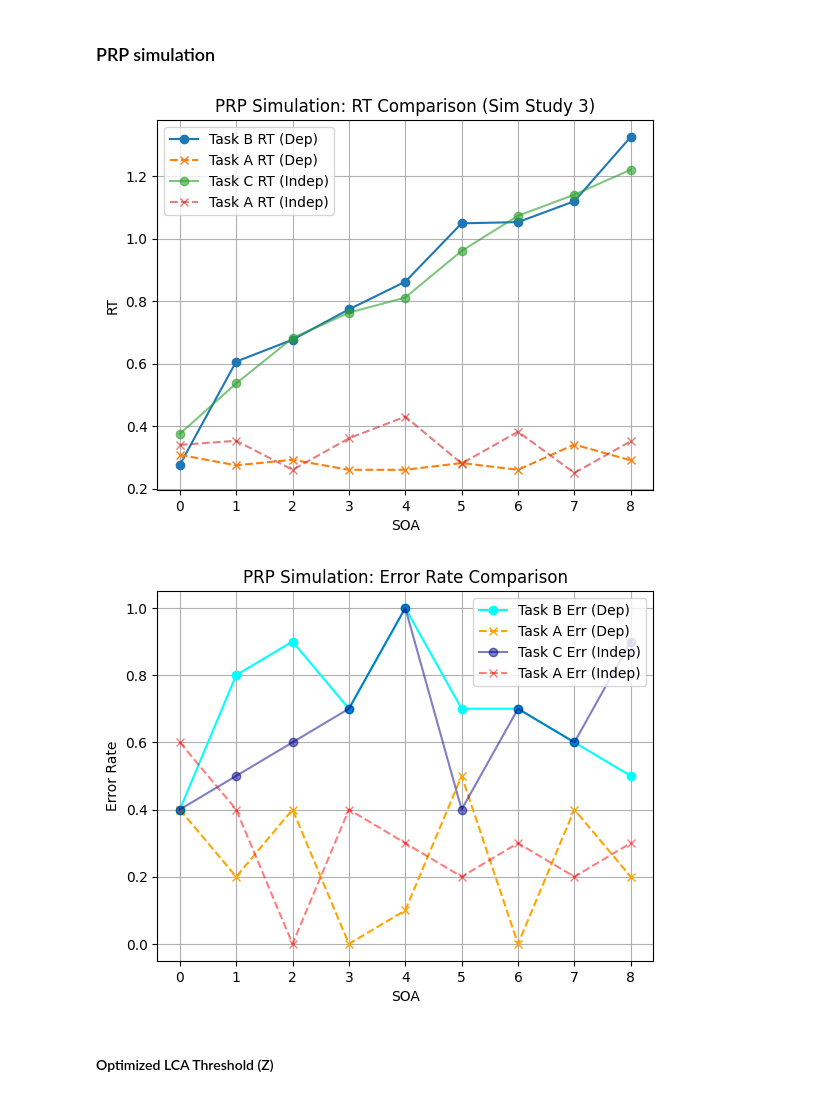
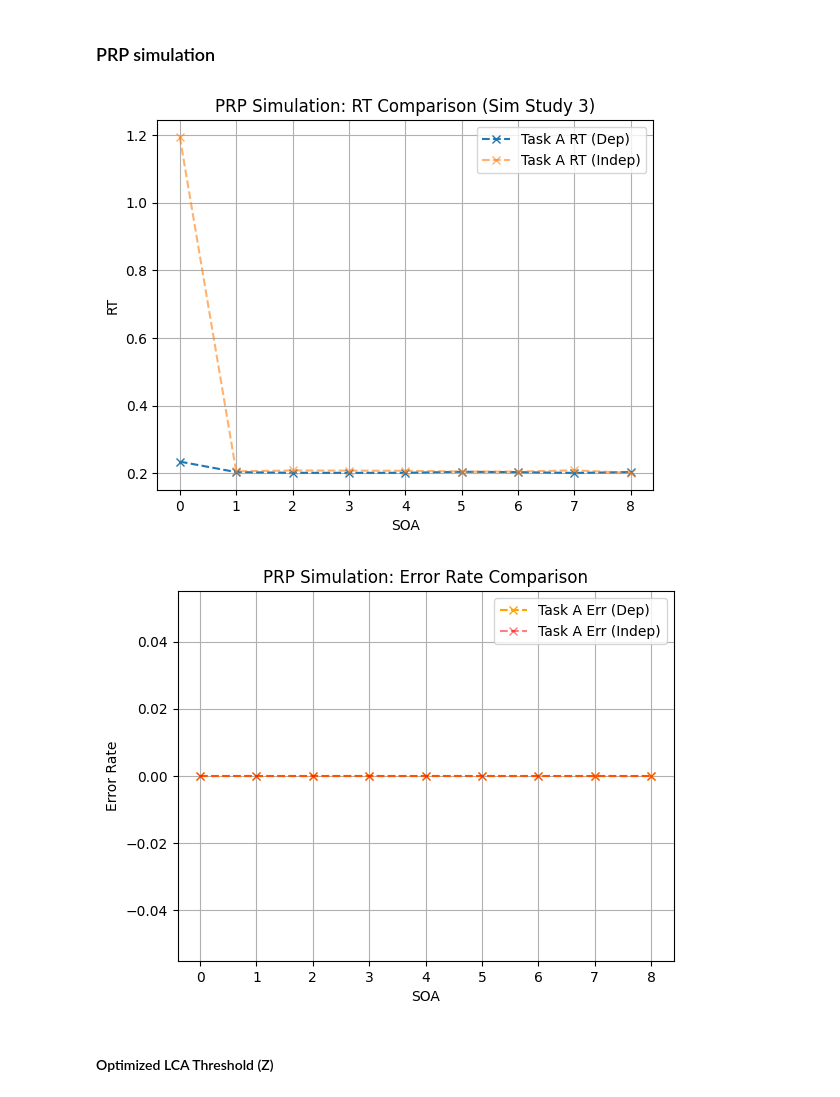
Before and after one commit to acesmeci/prp_model, a Jupyter notebook: notebooks/clean_implementation.ipynb, the cells around one changed output. Cells and saved outputs as stored; diff of their text form; code cells hidden in the pictures.

```diff
--- a/notebooks/clean_implementation.ipynb
+++ b/notebooks/clean_implementation.ipynb
@@ -263,12 +263,13 @@ Epoch 5990 | Loss: 0.0012 | Accuracy: 1.00
 # %% [markdown]
 **Load trained model**
 # %%
+# Old model loading cell
 # Load the trained model
 # Initialize a fresh wrapper (same structure and hidden size)
 net = TaskNetworkWrapper(hidden_size=100)
 
 # Load saved weights into the internal model
-net.model.load_state_dict(torch.load("../output/trained_model_00012.pth"))
+net.model.load_state_dict(torch.load("../output/trained_model.pth"))
 
 # (Optional) Put in eval mode for inference
 net.model.eval()
@@ -408,13 +471,11 @@ Testing multitask: C + A
 # %%
 # PRP simulator. Takes ~7 minutes to run with 10 trials pet SOA
 # Efficient pairwise trial generator
-def generate_trial_pair(prp_pair=("B", "A"), N_pathways=3, N_features=3, seed=None):
+def generate_trial_pair(prp_pair=("B", "A"), N_pathways=3, N_features=3, seed=SEED):
     """
     Generate a single PRP trial from a specific task pair (e.g., B → A).
     Only creates the required two tasks, unlike generate_fixed_task_set().
     """
-    if seed is not None:
-        np.random.seed(seed)
 
     task_map = {
         'A': (0, 0),
@@ -441,7 +502,7 @@ def generate_trial_pair(prp_pair=("B", "A"), N_pathways=3, N_features=3, seed=No
 
     stim1, task1, _ = sample_single_task(prp_pair[0])
     stim2, task2, _ = sample_single_task(prp_pair[1])
-    return stim2, stim1, task2, task1 # Changed the order of stim1-2 and task1-2 to check if order is important
+    return stim1, stim2, task1, task2 # Changed the order of stim1-2 and task1-2 to check if order is important
 
 
 # ✅ Optional test calls
@@ -451,67 +512,67 @@ _ = generate_trial_pair(prp_pair=("C", "A"))
 
 # ✅ Sweep for B → A (functionally dependent)
 results_ba = sweep_soa(
-    task_net=net,
+    task_net=wrapper,
     trial_generator=lambda: generate_trial_pair(("B", "A")),
     soa_values=list(range(0, 9)),  # SOAs 0–8
     n_trials_per_soa=10,           # Optional: increase to 50 for final experiments
-    tau_net=0.2,
-    tau_task=0.2,
-    persistence=0.9, # run with 0.9
+    #tau_net=0.2,
+    #tau_task=0.2,
+    persistence=0.8, # run with 0.9
     verbose=False
 )
 
 # ✅ Sweep for C → A (functionally independent)
 results_ca = sweep_soa(
-    task_net=net,
+    task_net=wrapper,
     trial_generator=lambda: generate_trial_pair(("C", "A")),
     soa_values=list(range(0, 9)),
     n_trials_per_soa=10,
-    tau_net=0.2,
-    tau_task=0.2,
-    persistence=0.9, # 0.9 for proper interference.
+    #tau_net=0.2,
+    #tau_task=0.2,
+    persistence=0.8, # 0.9 for proper interference.
     verbose=False
 )
 # %%
 # Plot RTs and Error Rates
 
 # RTs
-plt.plot(results_ba["soa"], results_ba["rt_b"], label="Task B RT (Dep)", marker='o')
+#plt.plot(results_ba["soa"], results_ba["rt_b"], label="Task B RT (Dep)", marker='o')
 plt.plot(results_ba["soa"], results_ba["rt_a"], label="Task A RT (Dep)", marker='x', linestyle='--')
 
-plt.plot(results_ca["soa"], results_ca["rt_b"], label="Task C RT (Indep)", marker='o', alpha=0.6)
+#plt.plot(results_ca["soa"], results_ca["rt_b"], label="Task C RT (Indep)", marker='o', alpha=0.6)
 plt.plot(results_ca["soa"], results_ca["rt_a"], label="Task A RT (Indep)", marker='x', linestyle='--', alpha=0.6)
 
 plt.xlabel("SOA")
 plt.ylabel("RT")
 plt.title("PRP Simulation: RT Comparison (Sim Study 3)")
 plt.grid(True)
 plt.legend()
-plt.savefig("../output/plots/prp_simulation_rt_comparison_order.png", dpi=300)
+plt.savefig("../output/plots/RT_p08.png", dpi=300)
 plt.show()
 
 # Error Rates
 err_a_ba = [1 - a if not np.isnan(a) else np.nan for a in results_ba["acc_a"]]
 err_b_ba = [1 - b if not np.isnan(b) else np.nan for b in results_ba["acc_b"]]
 err_a_ca = [1 - a if not np.isnan(a) else np.nan for a in results_ca["acc_a"]]
 err_c_ca = [1 - b if not np.isnan(b) else np.nan for b in results_ca["acc_b"]]
 
-plt.plot(results_ba["soa"], err_b_ba, marker='o', label="Task B Err (Dep)", color="cyan")
+#plt.plot(results_ba["soa"], err_b_ba, marker='o', label="Task B Err (Dep)", color="cyan")
 plt.plot(results_ba["soa"], err_a_ba, marker='x', linestyle='--', label="Task A Err (Dep)", color="orange")
 
-plt.plot(results_ca["soa"], err_c_ca, marker='o', label="Task C Err (Indep)", color="darkblue", alpha=0.5)
+#plt.plot(results_ca["soa"], err_c_ca, marker='o', label="Task C Err (Indep)", color="darkblue", alpha=0.5)
 plt.plot(results_ca["soa"], err_a_ca, marker='x', linestyle='--', label="Task A Err (Indep)", color="red", alpha=0.5)
 
 plt.xlabel("SOA")
 plt.ylabel("Error Rate")
 plt.title("PRP Simulation: Error Rate Comparison")
 plt.grid(True)
 plt.legend()
-plt.savefig("../output/plots/prp_simulation_ER_comparison_order.png", dpi=300)
+plt.savefig("../output/plots/ER_p08.png", dpi=300)
 plt.show()
 # %% [output]
-[figure, old version]
+[figure, new version]
-[figure, old version]
+[figure, new version]
 # %% [markdown]
 #### Optimized LCA Threshold (Z)
 # %%
```
Also changed, not shown: parts of 3 cells of this notebook, 6 other files.
